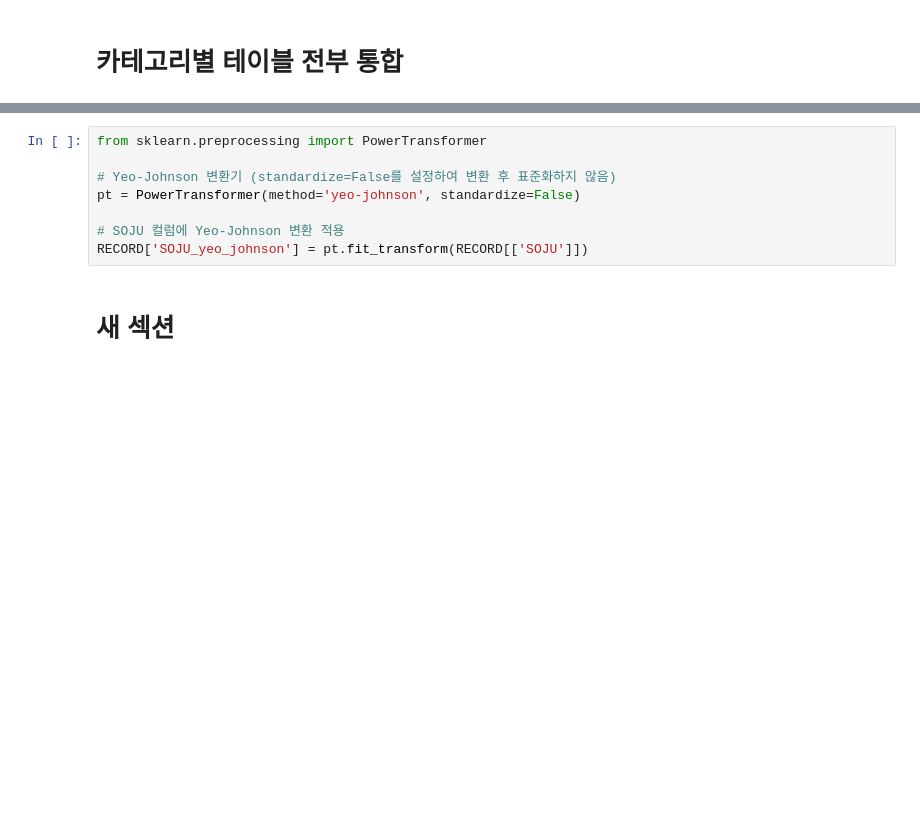
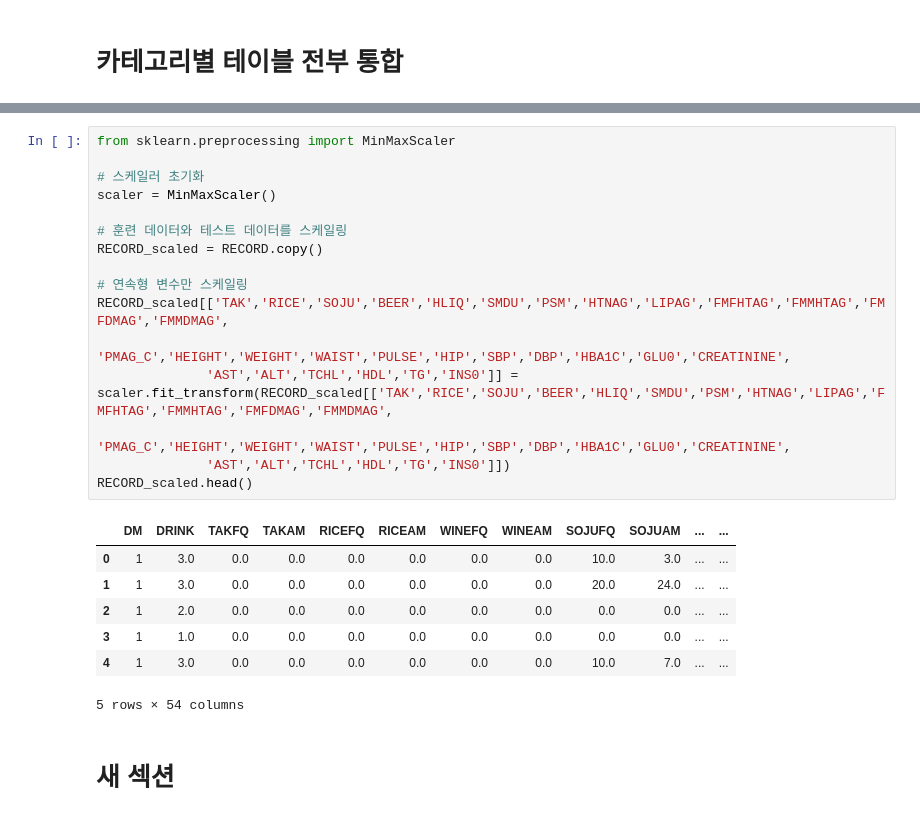
Before and after one commit to JOyongho4/DARTB4, a Jupyter notebook: KoreanHealthRecords.ipynb, the cells around one changed output, grey strips where cells are left out. Drawn from its saved outputs; the diff is of its cells as text; blank space fills up the shorter version.

```diff
--- a/KoreanHealthRecords.ipynb
+++ b/KoreanHealthRecords.ipynb
@@ -632,11 +635,27 @@ RECORD.head()
-# %%
-from sklearn.preprocessing import PowerTransformer
-
-# Yeo-Johnson 변환기 (standardize=False를 설정하여 변환 후 표준화하지 않음)
-pt = PowerTransformer(method='yeo-johnson', standardize=False)
-
-# SOJU 컬럼에 Yeo-Johnson 변환 적용
-RECORD['SOJU_yeo_johnson'] = pt.fit_transform(RECORD[['SOJU']])
+# %%
+from sklearn.preprocessing import MinMaxScaler
+
+# 스케일러 초기화
+scaler = MinMaxScaler()
+
+# 훈련 데이터와 테스트 데이터를 스케일링
+RECORD_scaled = RECORD.copy()
+
+# 연속형 변수만 스케일링
+RECORD_scaled[['TAK','RICE','SOJU','BEER','HLIQ','SMDU','PSM','HTNAG','LIPAG','FMFHTAG','FMMHTAG','FMFDMAG','FMMDMAG',
+              'PMAG_C','HEIGHT','WEIGHT','WAIST','PULSE','HIP','SBP','DBP','HBA1C','GLU0','CREATININE',
+              'AST','ALT','TCHL','HDL','TG','INS0']] = scaler.fit_transform(RECORD_scaled[['TAK','RICE','SOJU','BEER','HLIQ','SMDU','PSM','HTNAG','LIPAG','FMFHTAG','FMMHTAG','FMFDMAG','FMMDMAG',
+              'PMAG_C','HEIGHT','WEIGHT','WAIST','PULSE','HIP','SBP','DBP','HBA1C','GLU0','CREATININE',
+              'AST','ALT','TCHL','HDL','TG','INS0']])
+RECORD_scaled.head()
+# %% [output]
+|  | DM | DRINK | TAKFQ | TAKAM | RICEFQ | RICEAM | WINEFQ | WINEAM | SOJUFQ | SOJUAM | ... | ... |
+| 0 | 1 | 3.0 | 0.0 | 0.0 | 0.0 | 0.0 | 0.0 | 0.0 | 10.0 | 3.0 | ... | ... |
+| 1 | 1 | 3.0 | 0.0 | 0.0 | 0.0 | 0.0 | 0.0 | 0.0 | 20.0 | 24.0 | ... | ... |
+| 2 | 1 | 2.0 | 0.0 | 0.0 | 0.0 | 0.0 | 0.0 | 0.0 | 0.0 | 0.0 | ... | ... |
+| 3 | 1 | 1.0 | 0.0 | 0.0 | 0.0 | 0.0 | 0.0 | 0.0 | 0.0 | 0.0 | ... | ... |
+| 4 | 1 | 3.0 | 0.0 | 0.0 | 0.0 | 0.0 | 0.0 | 0.0 | 10.0 | 7.0 | ... | ... |
+5 rows × 54 columns
 # %% [markdown]
 # 새 섹션
 # %%
```
Also changed, not shown: parts of 5 cells of this notebook.
